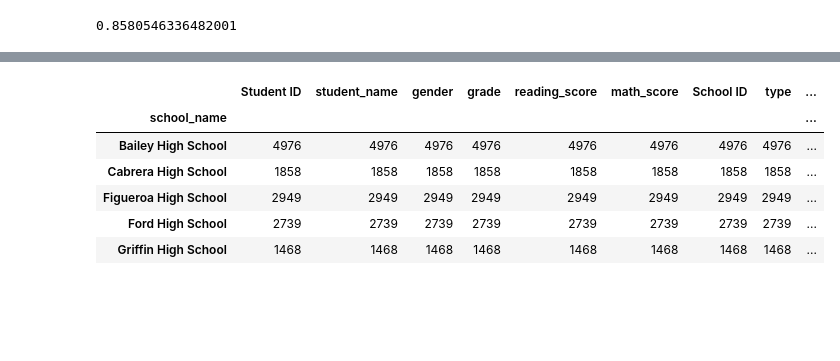
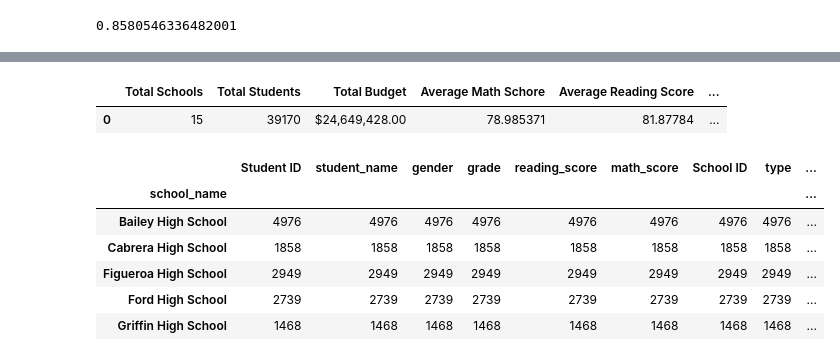
Before and after one commit to zlinguist/pandas-challenge-1, a Jupyter notebook: PyCitySchools/py_city_schools.ipynb, the cells around one changed output, grey strips where cells are left out. Saved outputs shown, nothing was run; the diff lists cells and outputs as text; code cells hidden in the pictures; blank space fills up the shorter version.

```diff
--- a/PyCitySchools/py_city_schools.ipynb
+++ b/PyCitySchools/py_city_schools.ipynb
@@ -153,3 +153,10 @@ results_df
 # %% [output]
 |  | Total Schools | Total Students | Total Budget | Average Math Score | Average Reading Score | % Passing Math | ... |
 | 0 | 15 | 39170 | $24,649,428.00 | 78.985371 | 81.87784 | 0.749809 | ... |
+# %%
+labels = ["Total Schools", "Total Students", "Total Budget", "Average Math Schore", "Average Reading Score",
+         "% Passing Math", "% Passing Reading", "% Overall Passing Rage"]
+values = [total_schools, total_students, '${:0,.2f}'.format(total_budget), average_math, average_reading,
+         percent_math, percent_reading, overall_passing]
+results_dict = dict(zip(labels, values))
+results_dict
@@ -156,3 +172,9 @@ results_df
+# %%
+results_zip_df = pd.DataFrame(results_dict, index=[0])
+results_zip_df
+# %% [output]
+|  | Total Schools | Total Students | Total Budget | Average Math Schore | Average Reading Score | ... |
+| 0 | 15 | 39170 | $24,649,428.00 | 78.985371 | 81.87784 | ... |
 # %%
 # rubric requires GroupBy to be used for the School summary stuff to follow
 
```
Also changed, not shown: parts of 1 cell of this notebook.
